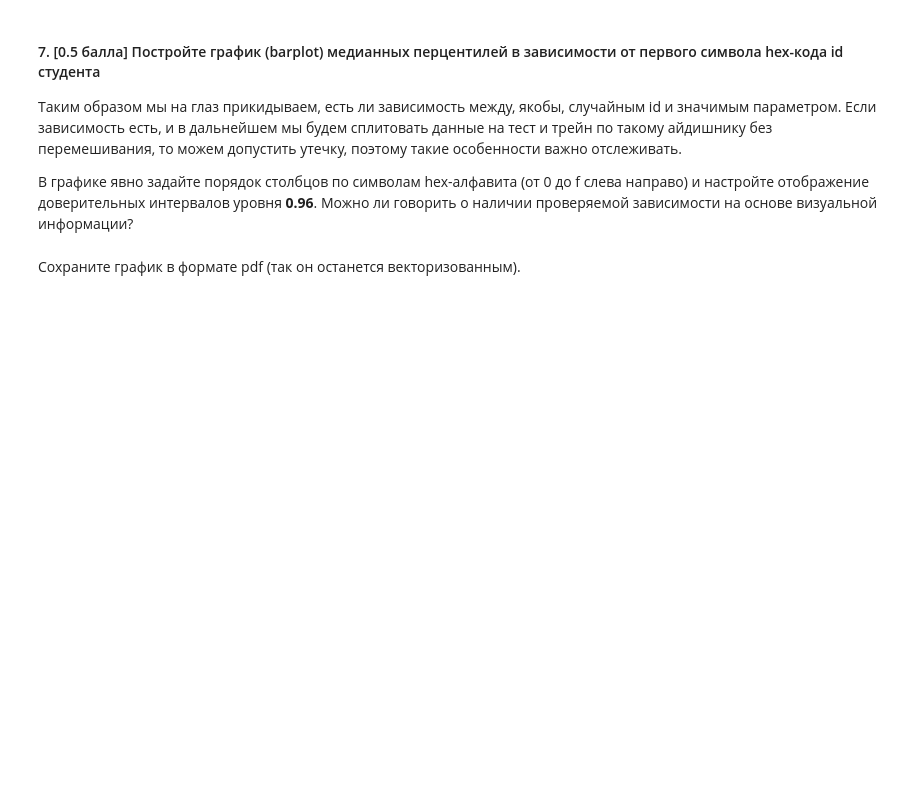
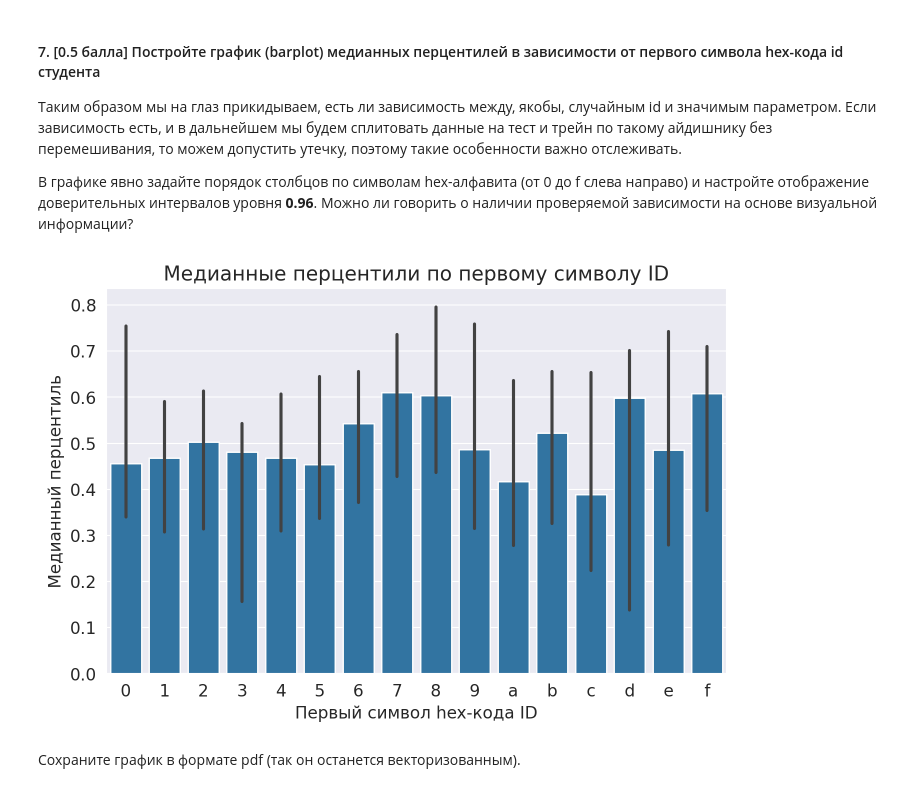
Before and after one commit to 9santa/ml-course-hse, a Jupyter notebook: ml1-2026-spring/homework-practice/homework-practice-01-tabular/homework-practice-01-pandas.ipynb, the cells around one changed output. Cells and saved outputs as stored; diff of their text form; code cells hidden in the pictures; blank space fills up the shorter version.

```diff
--- a/ml1-2026-spring/homework-practice/homework-practice-01-tabular/homework-practice-01-pandas.ipynb
+++ b/ml1-2026-spring/homework-practice/homework-practice-01-tabular/homework-practice-01-pandas.ipynb
@@ -186,3 +220,8 @@ Unique users from group 22: 159
+# %%
+# your code
+df.fillna('', inplace=True)
+df.fillna(0, inplace=True)
+df.fillna(False, inplace=True)
 # %% [markdown]
 #### 3. [0.5 балла] Посмотрите повнимательнее на колонку 'is_first_time'.
 
@@ -198,2 +242,6 @@ Unique users from group 22: 159
+# %%
+# your code
+df.drop(columns='is_mi', inplace=True)
+df.drop_duplicates(subset='id', keep='last', inplace=True)
 # %% [markdown]
 #### 4. [0.5 балла] Какие  blended-курсы для четверокурсников существуют? На какой blended-курс записалось наибольшее количество студентов? На каком из blended-курсов наименьший средний перцентиль студентов, подавших заявку (выведите этот курс и количество студентов на нем)?
@@ -254,6 +384,12 @@ Unique users from group 22: 159
 import matplotlib.pyplot as plt
 import seaborn as sns
 
+%config InlineBackend.figure_format = 'retina'
+plt.rcParams['figure.figsize'] = (8, 5)
+plt.rcParams['font.size'] = 12
+plt.rcParams['savefig.format'] = 'pdf'
+sns.set_style('darkgrid')
+
 # your code
 # %% [markdown]
 #### 7. [0.5 балла] Постройте график (barplot) медианных перцентилей в зависимости от первого символа hex-кода id студента
@@ -266,2 +400,26 @@ import seaborn as sns
+# %%
+# Извлекаем первый символ ID
+df['id_prefix'] = df['id'].str[0]
+
+# Задаем порядок hex-символов
+hex_order = sorted(df['id_prefix'].unique())
+
+# Строим barplot
+ax = sns.barplot(
+    x='id_prefix',
+    y='percentile',
+    data=df,
+    order=hex_order,
+    estimator=np.median,
+    errorbar=('ci', 96)
+)
+
+plt.title('Медианные перцентили по первому символу ID')
+plt.xlabel('Первый символ hex-кода ID')
+plt.ylabel('Медианный перцентиль')
+plt.savefig("my_plot.pdf", format="pdf", bbox_inches="tight")
+plt.show()
+# %% [output]
+[figure, added]
 # %% [markdown]
 Сохраните график в формате pdf (так он останется векторизованным).
```
Also changed, not shown: parts of 16 cells of this notebook.
